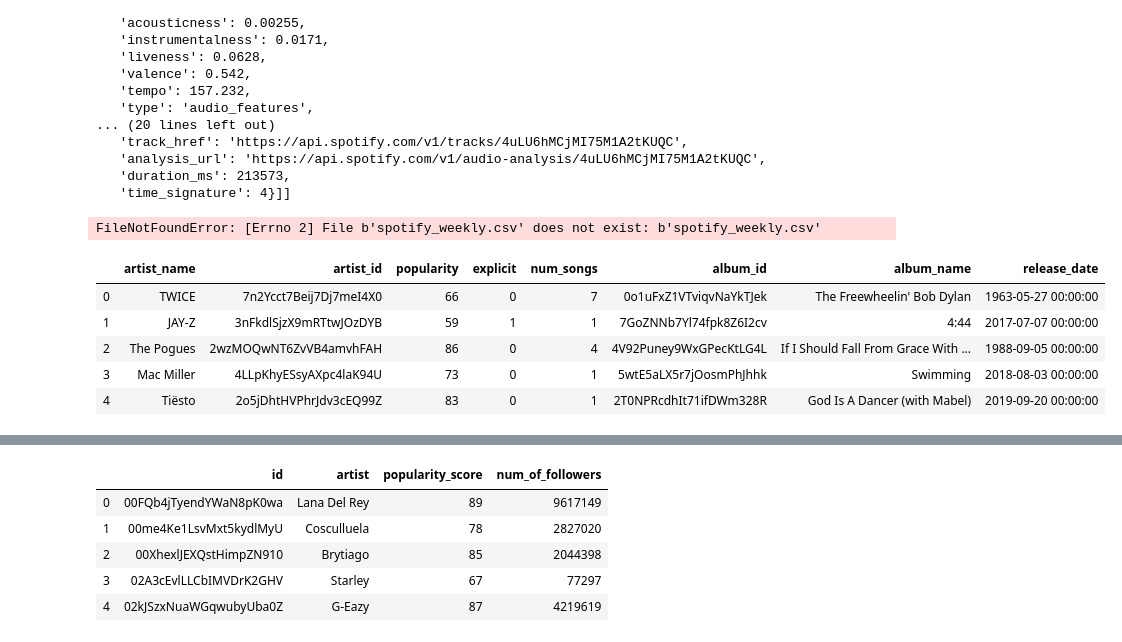
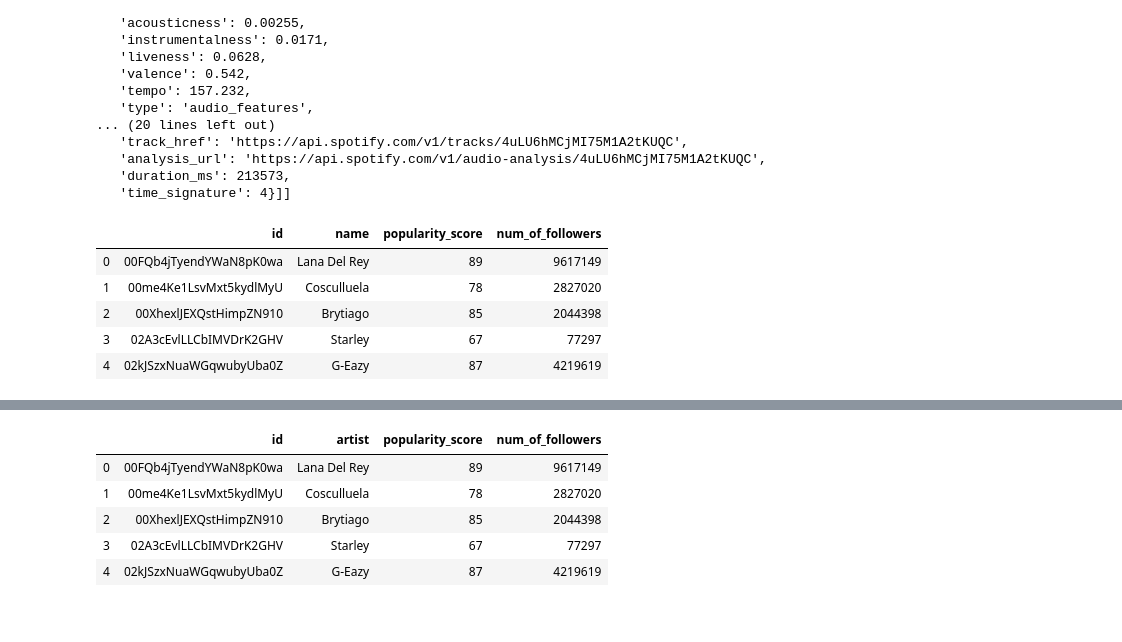
Before and after one commit to RobbieZifchak/spotify-project, a Jupyter notebook: spotify-project1.ipynb, the cells around one changed output, grey strips where cells are left out. Saved outputs shown, nothing was run; the diff lists cells and outputs as text; code cells hidden in the pictures.

```diff
--- a/spotify-project1.ipynb
+++ b/spotify-project1.ipynb
@@ -885,18 +885,17 @@ def get_artist_info(artist_id_list):
 # %%
 #importing csv's from each database table
 
-df_weekly = pd.read_csv('spotify_weekly.csv', sep = ';')
-df_artists = pd.read_csv('artists.csv', sep = ';')
-df_features = pd.read_csv('audio_features.csv', sep = ';')
-df_albums = pd.read_csv('album_features.csv', sep = ';')
+df_weekly = pd.read_csv('spotify_csvs/spotify_weekly.csv', sep = ';')
+df_artists = pd.read_csv('spotify_csvs/artists.csv', sep = ';')
+df_features = pd.read_csv('spotify_csvs/audio_features.csv', sep = ';')
+df_albums = pd.read_csv('spotify_csvs/album_features.csv', sep = ';')
+df_unique = pd.read_csv('spotify_csvs/weekly_features_pd.csv')
-# %% [output]
-FileNotFoundError: [Errno 2] File b'spotify_weekly.csv' does not exist: b'spotify_weekly.csv'
 # %%
-df_albums.head()
+df_artists.head()
 # %% [output]
-|  | artist_name | artist_id | popularity | explicit | num_songs | album_id | album_name | release_date |
-| 0 | TWICE | 7n2Ycct7Beij7Dj7meI4X0 | 66 | 0 | 7 | 0o1uFxZ1VTviqvNaYkTJek | The Freewheelin' Bob Dylan | 1963-05-27 00:00:00 |
-| 1 | JAY-Z | 3nFkdlSjzX9mRTtwJOzDYB | 59 | 1 | 1 | 7GoZNNb7Yl74fpk8Z6I2cv | 4:44 | 2017-07-07 00:00:00 |
-| 2 | The Pogues | 2wzMOQwNT6ZvVB4amvhFAH | 86 | 0 | 4 | 4V92Puney9WxGPecKtLG4L | If I Should Fall From Grace With ... | 1988-09-05 00:00:00 |
-| 3 | Mac Miller | 4LLpKhyESsyAXpc4laK94U | 73 | 0 | 1 | 5wtE5aLX5r7jOosmPhJhhk | Swimming | 2018-08-03 00:00:00 |
-| 4 | Tiësto | 2o5jDhtHVPhrJdv3cEQ99Z | 83 | 0 | 1 | 2T0NPRcdhIt71ifDWm328R | God Is A Dancer (with Mabel) | 2019-09-20 00:00:00 |
+|  | id | name | popularity_score | num_of_followers |
+| 0 | 00FQb4jTyendYWaN8pK0wa | Lana Del Rey | 89 | 9617149 |
+| 1 | 00me4Ke1LsvMxt5kydlMyU | Cosculluela | 78 | 2827020 |
+| 2 | 00XhexlJEXQstHimpZN910 | Brytiago | 85 | 2044398 |
+| 3 | 02A3cEvlLLCbIMVDrK2GHV | Starley | 67 | 77297 |
+| 4 | 02kJSzxNuaWGqwubyUba0Z | G-Eazy | 87 | 4219619 |
```
Also changed, not shown: parts of 13 cells of this notebook.
